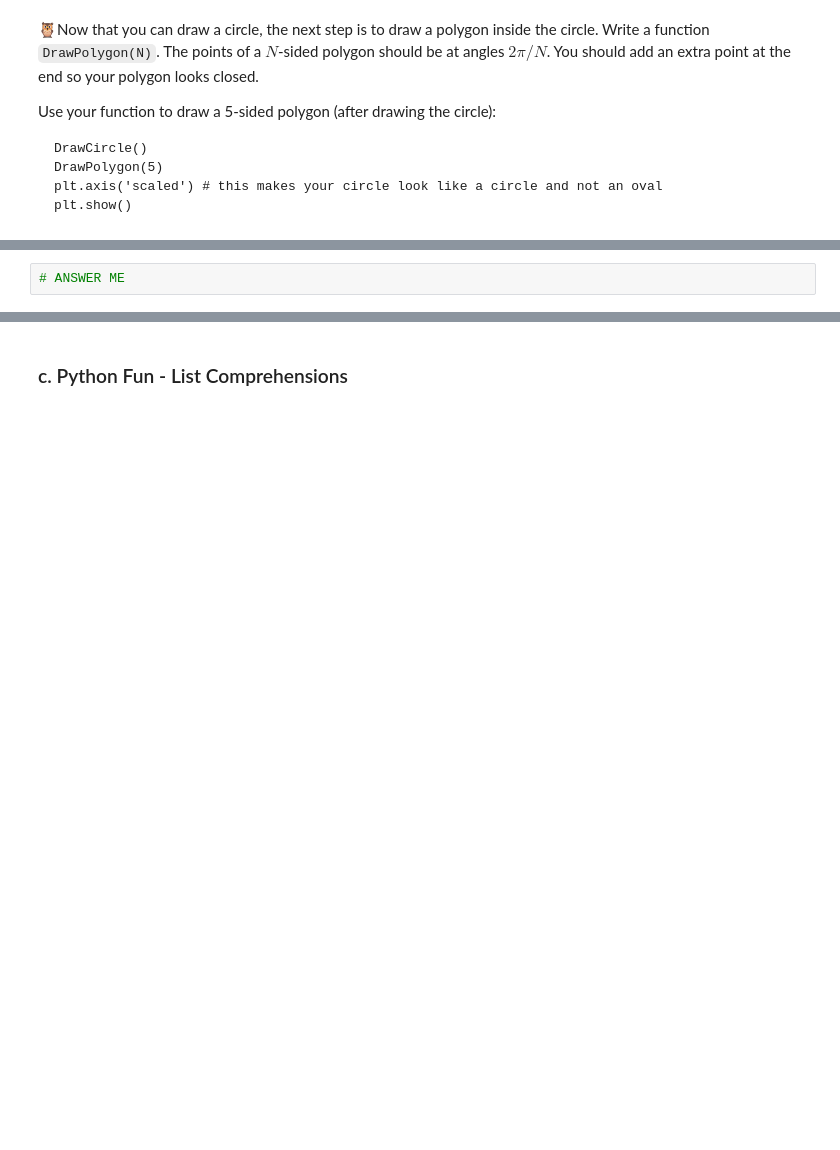
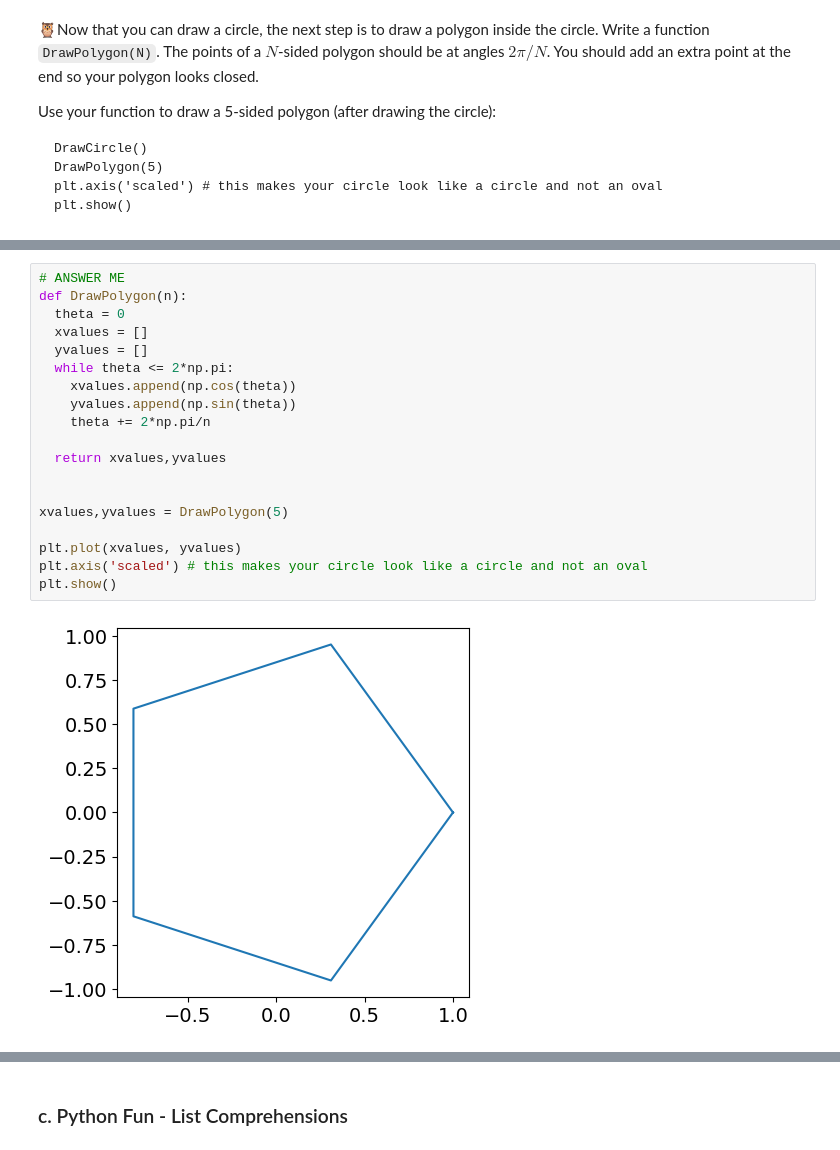
Before and after one commit to sushelan/computationalphysicsprojects, a Jupyter notebook: IntroductionToComputationalPhysics/N_Ways_of_Measuring_PI.ipynb, the cells around one changed output, grey strips where cells are left out. Drawn from its saved outputs; the diff is of its cells as text; blank space fills up the shorter version.

Commit message:
updated w polygon

```diff
--- a/IntroductionToComputationalPhysics/N_Ways_of_Measuring_PI.ipynb
+++ b/IntroductionToComputationalPhysics/N_Ways_of_Measuring_PI.ipynb
@@ -263,8 +302,27 @@ plt.show()
 *Write below your function to draw a $N$ sided polygon and then use it to draw a 5-sided polygon.  You can use* `dTheta = 2*np.pi/N` *in your function.*
 
 <div><img src="https://clark.physics.illinois.edu/246img/AnsStart.svg" width=200 align=left alt="Answer (start)"></img><br></div>
-# %%
-# ANSWER ME
+# %%
+# ANSWER ME
+def DrawPolygon(n):
+  theta = 0
+  xvalues = []
+  yvalues = []
+  while theta <= 2*np.pi:
+    xvalues.append(np.cos(theta))
+    yvalues.append(np.sin(theta))
+    theta += 2*np.pi/n
+
+  return xvalues,yvalues
+
+
+xvalues,yvalues = DrawPolygon(5)
+
+plt.plot(xvalues, yvalues)
+plt.axis('scaled') # this makes your circle look like a circle and not an oval
+plt.show()
+# %% [output]
+[figure, added]
 # %% [markdown]
 <div><img src="https://clark.physics.illinois.edu/246img/AnsEnd.svg" width=200 align=left alt="Answer (end)"></img><br></div>
 # %% [markdown]
```
Also changed, not shown: parts of 7 cells of this notebook.
